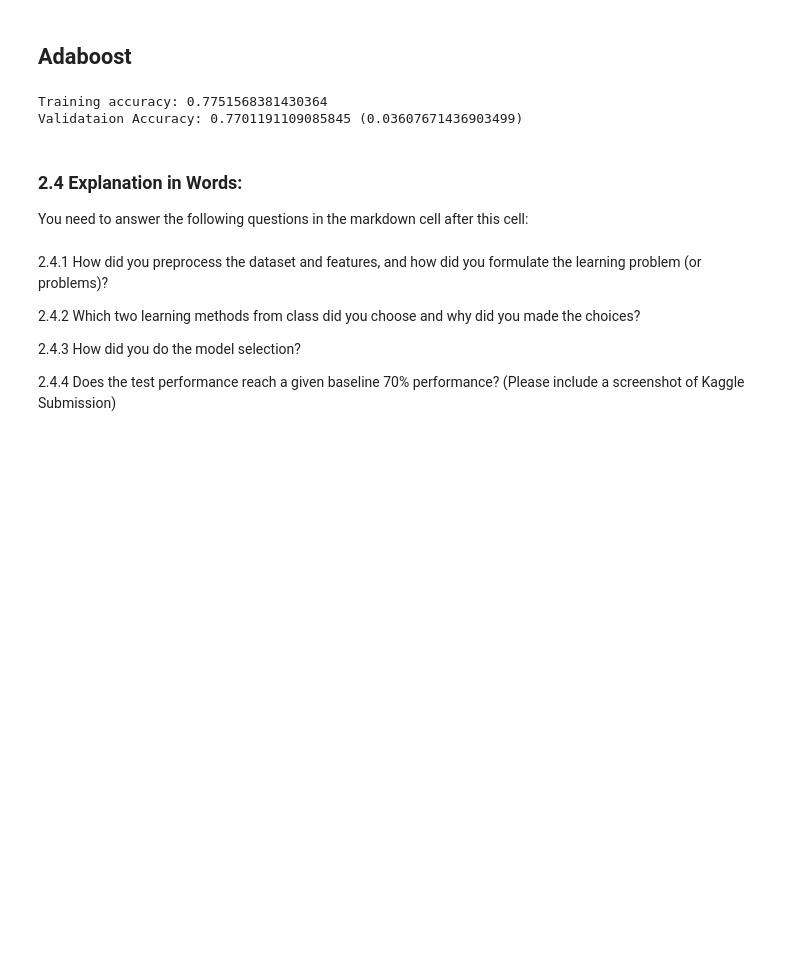
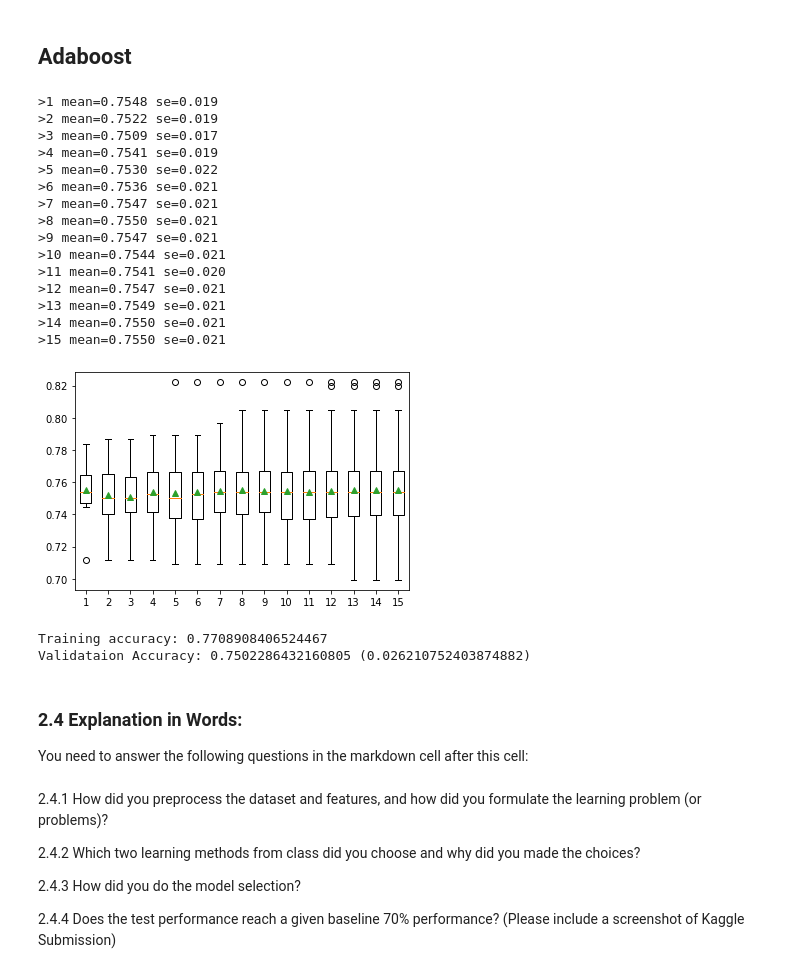
Before and after one commit to hsharsh/eu_covid, a Jupyter notebook: submission/CS 4780 Final Project - dmk333, hp447.ipynb, the cells around one changed output. Saved outputs shown, nothing was run; the diff lists cells and outputs as text; code cells hidden in the pictures; blank space fills up the shorter version.

```diff
--- a/submission/CS 4780 Final Project - dmk333, hp447.ipynb
+++ b/submission/CS 4780 Final Project - dmk333, hp447.ipynb
@@ -250,9 +253,54 @@ feature_names = [f'{i}' for i in df.columns]
 #final_features = feature_names[0:29]
 X = df.iloc[:,:].values
 y = y.values
+# %%
+# compare the number of repeats for repeated k-fold cross-validation
+from scipy.stats import sem
+from matplotlib import pyplot
+def evaluate_model(X, y, repeats):
+	# prepare the cross-validation procedure
+    cv = RepeatedStratifiedKFold(n_splits=10, n_repeats=repeats, random_state=1)
+    # create model
+    model = AdaBoostClassifier(n_estimators =15,random_state = 0,learning_rate = 1)
+    #evaluate model
+    scores = cross_val_score(model, X, y, scoring='accuracy', cv=cv, n_jobs=-1)
+    return scores
+
+# create dataset
+#X, y = make_classification(n_samples=1000, n_features=20, n_informative=15, n_redundant=5, random_state=1)
+# configurations to test
+repeats = range(1,16)
+results = list()
+for r in repeats:
+	# evaluate using a given number of repeats
+	scores = evaluate_model(X, y, r)
+	# summarize
+	print('>%d mean=%.4f se=%.3f' % (r, mean(scores), std(scores)))
+	# store
+	results.append(scores)
+# plot the results
+pyplot.boxplot(results, labels=[str(r) for r in repeats], showmeans=True)
+pyplot.show()
+# %% [output]
+>1 mean=0.7548 se=0.019
+>2 mean=0.7522 se=0.019
+>3 mean=0.7509 se=0.017
+>4 mean=0.7541 se=0.019
+>5 mean=0.7530 se=0.022
+>6 mean=0.7536 se=0.021
+>7 mean=0.7547 se=0.021
+>8 mean=0.7550 se=0.021
+>9 mean=0.7547 se=0.021
+>10 mean=0.7544 se=0.021
+>11 mean=0.7541 se=0.020
+>12 mean=0.7547 se=0.021
+>13 mean=0.7549 se=0.021
+>14 mean=0.7550 se=0.021
+>15 mean=0.7550 se=0.021
+[figure, added]
 # %%
 # Define the model
-model = AdaBoostClassifier(n_estimators =20,random_state = 0,learning_rate = 1)
+model = AdaBoostClassifier(n_estimators =15,random_state = 0,learning_rate = 1.0)
 model.fit(X,y)
 
 print(f'Training accuracy: {model.score(X,y)}')
@@ -263,8 +311,8 @@ n_scores = cross_val_score(model, X, y, scoring='accuracy', cv=cv, n_jobs=-1, er
 # report performance
 print(f'Validataion Accuracy: {mean(n_scores)} ({std(n_scores)})')
 # %% [output]
-Training accuracy: 0.7751568381430364
-Validataion Accuracy: 0.7701191109085845 (0.03607671436903499)
+Training accuracy: 0.7708908406524467
+Validataion Accuracy: 0.7502286432160805 (0.026210752403874882)
 # %%
 pred = model.predict(pdf)
 submit = {'country_id': index, 'next_week_increase_decrease':pred.astype(int).flatten()}
```
Also changed, not shown: parts of 13 cells of this notebook.
